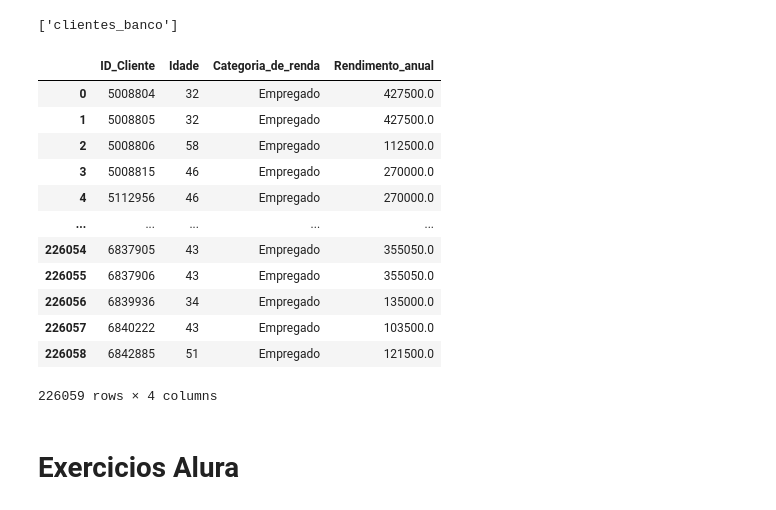
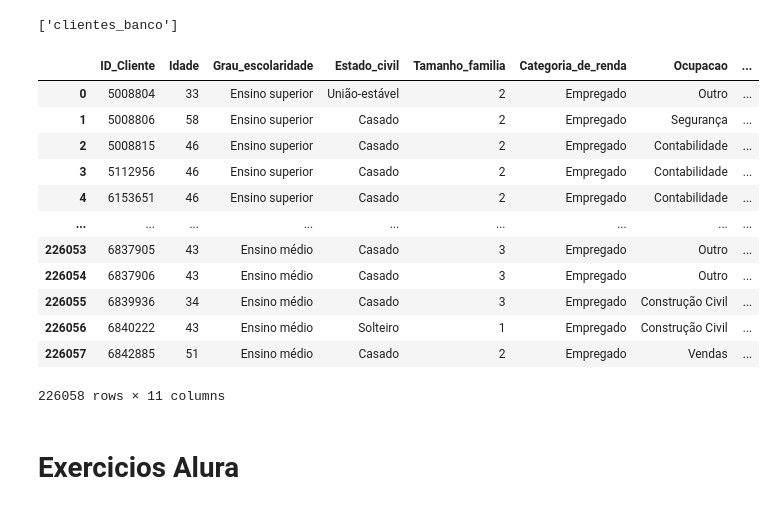
Before and after one commit to rickarin/Alura-Pandas-I-O, a Jupyter notebook: alura_pandas_i_o.ipynb, the cells around one changed output. Saved outputs shown, nothing was run; the diff lists cells and outputs as text; code cells hidden in the pictures.

```diff
--- a/alura_pandas_i_o.ipynb
+++ b/alura_pandas_i_o.ipynb
@@ -185,21 +185,38 @@ data
 data.to_sql('clientes_empregados', engine, index=False)
 
 # Leitura de uma tabela do banco de dados
-pd.read_sql_table('clientes_empregados', engine,columns=['ID_Cliente', 'Idade', 'Categoria_de_renda', 'Rendimento_anual'])
+clientes_empregados = pd.read_sql_table('clientes_empregados', engine,columns=['ID_Cliente', 'Idade','Grau_escolaridade', 'Categoria_de_renda', 'Rendimento_anual'])
-# %% [output]
-|  | ID_Cliente | Idade | Categoria_de_renda | Rendimento_anual |
-| 0 | 5008804 | 32 | Empregado | 427500.0 |
-| 1 | 5008805 | 32 | Empregado | 427500.0 |
-| 2 | 5008806 | 58 | Empregado | 112500.0 |
-| 3 | 5008815 | 46 | Empregado | 270000.0 |
-| 4 | 5112956 | 46 | Empregado | 270000.0 |
-| ... | ... | ... | ... | ... |
-| 226054 | 6837905 | 43 | Empregado | 355050.0 |
-| 226055 | 6837906 | 43 | Empregado | 355050.0 |
-| 226056 | 6839936 | 34 | Empregado | 135000.0 |
-| 226057 | 6840222 | 43 | Empregado | 103500.0 |
-| 226058 | 6842885 | 51 | Empregado | 121500.0 |
-226059 rows × 4 columns
+# %%
+# Deletar um dado da tabela
+query = "DELETE FROM clientes_empregados WHERE ID_Cliente = 5008805"
+with engine.connect() as conn:
+  conn.execute(query)
+
+# verificando se o dado foi excluido
+clientes_empregados.head()
+
+# Atualizando um dado da tabela
+query = "UPDATE clientes_empregados SET Grau_escolaridade = 'Ensino superior' WHERE ID_Cliente = 5008806"
+with engine.connect() as conn:
+    conn.execute(query)
+
+# verificando se o dado foi atualizado / so apareceu com o read_sql_table
+clientes_empregados.head()
+pd.read_sql_table('clientes_empregados',engine)
+# %% [output]
+|  | ID_Cliente | Idade | Grau_escolaridade | Estado_civil | Tamanho_familia | Categoria_de_renda | Ocupacao | ... |
+| 0 | 5008804 | 33 | Ensino superior | União-estável | 2 | Empregado | Outro | ... |
+| 1 | 5008806 | 58 | Ensino superior | Casado | 2 | Empregado | Segurança | ... |
+| 2 | 5008815 | 46 | Ensino superior | Casado | 2 | Empregado | Contabilidade | ... |
+| 3 | 5112956 | 46 | Ensino superior | Casado | 2 | Empregado | Contabilidade | ... |
+| 4 | 6153651 | 46 | Ensino superior | Casado | 2 | Empregado | Contabilidade | ... |
+| ... | ... | ... | ... | ... | ... | ... | ... | ... |
+| 226053 | 6837905 | 43 | Ensino médio | Casado | 3 | Empregado | Outro | ... |
+| 226054 | 6837906 | 43 | Ensino médio | Casado | 3 | Empregado | Outro | ... |
+| 226055 | 6839936 | 34 | Ensino médio | Casado | 3 | Empregado | Construção Civil | ... |
+| 226056 | 6840222 | 43 | Ensino médio | Solteiro | 1 | Empregado | Construção Civil | ... |
+| 226057 | 6842885 | 51 | Ensino médio | Casado | 2 | Empregado | Vendas | ... |
+226058 rows × 11 columns
 # %% [markdown]
 # Exercicios Alura
 # %%
```
